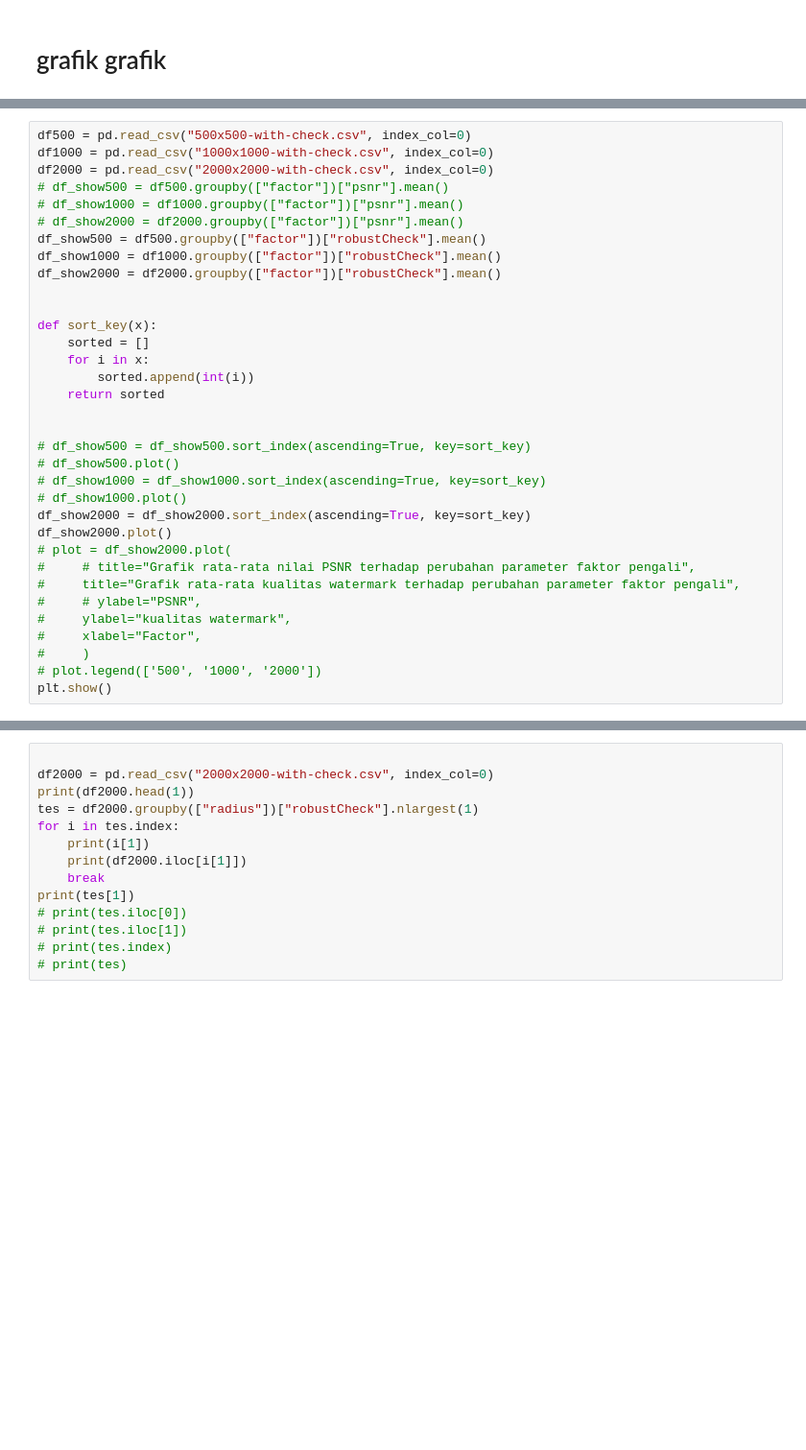
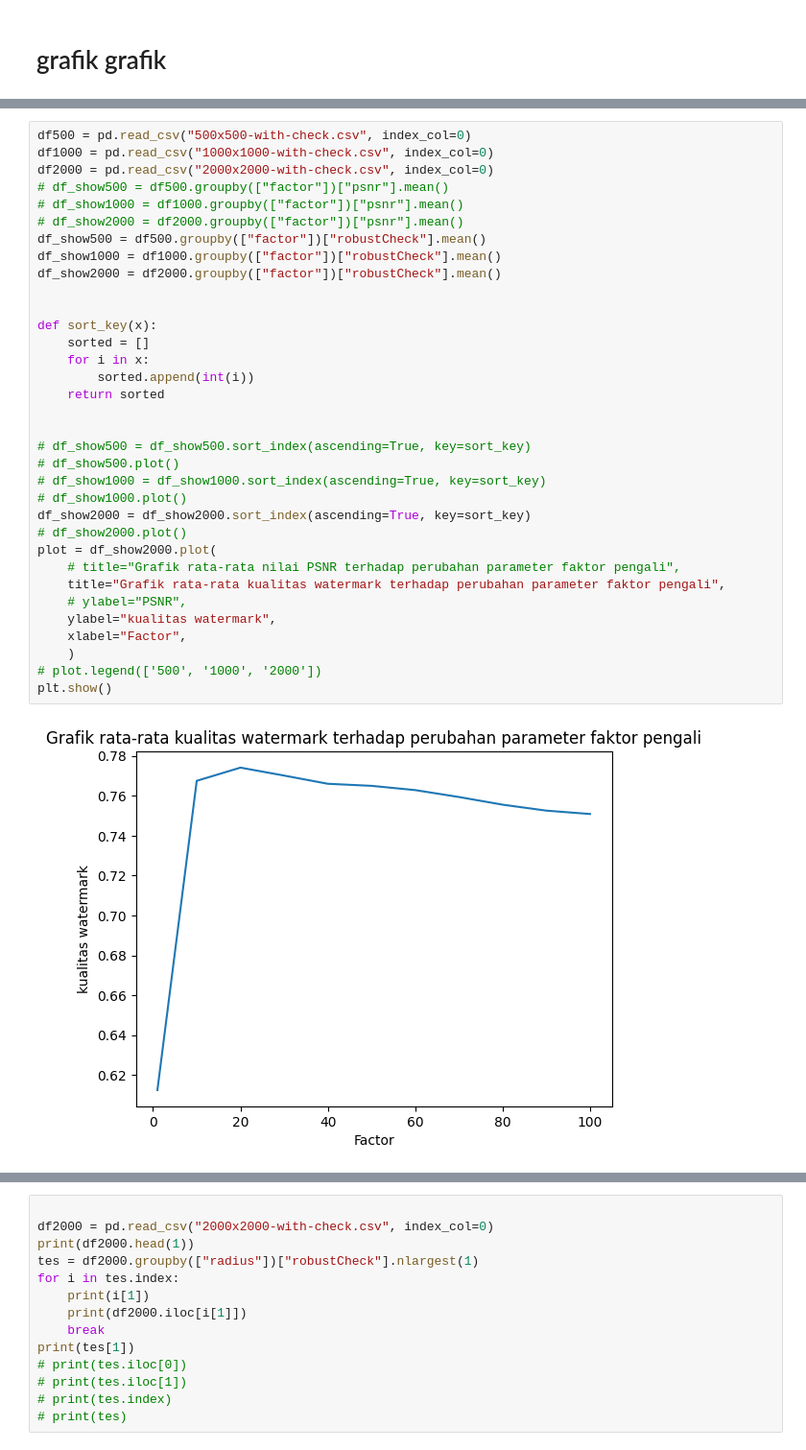
Before and after one commit to Emuajiz/tugas-akhir, a Jupyter notebook: main.ipynb, the cells around one changed output, grey strips where cells are left out. Shown: that part at 96% size. Saved outputs shown, nothing was run; the diff lists cells and outputs as text; blank space fills up the shorter version.

```diff
--- a/main.ipynb
+++ b/main.ipynb
@@ -773,37 +808,39 @@ plt.show()
 # %%
 df500 = pd.read_csv("500x500-with-check.csv", index_col=0)
 df1000 = pd.read_csv("1000x1000-with-check.csv", index_col=0)
 df2000 = pd.read_csv("2000x2000-with-check.csv", index_col=0)
 # df_show500 = df500.groupby(["factor"])["psnr"].mean()
 # df_show1000 = df1000.groupby(["factor"])["psnr"].mean()
 # df_show2000 = df2000.groupby(["factor"])["psnr"].mean()
 df_show500 = df500.groupby(["factor"])["robustCheck"].mean()
 df_show1000 = df1000.groupby(["factor"])["robustCheck"].mean()
 df_show2000 = df2000.groupby(["factor"])["robustCheck"].mean()
 
 
 def sort_key(x):
     sorted = []
     for i in x:
         sorted.append(int(i))
     return sorted
 
 
 # df_show500 = df_show500.sort_index(ascending=True, key=sort_key)
 # df_show500.plot()
 # df_show1000 = df_show1000.sort_index(ascending=True, key=sort_key)
 # df_show1000.plot()
 df_show2000 = df_show2000.sort_index(ascending=True, key=sort_key)
-df_show2000.plot()
-# plot = df_show2000.plot(
-#     # title="Grafik rata-rata nilai PSNR terhadap perubahan parameter faktor pengali",
-#     title="Grafik rata-rata kualitas watermark terhadap perubahan parameter faktor pengali",
-#     # ylabel="PSNR",
-#     ylabel="kualitas watermark",
-#     xlabel="Factor",
-#     )
+# df_show2000.plot()
+plot = df_show2000.plot(
+    # title="Grafik rata-rata nilai PSNR terhadap perubahan parameter faktor pengali",
+    title="Grafik rata-rata kualitas watermark terhadap perubahan parameter faktor pengali",
+    # ylabel="PSNR",
+    ylabel="kualitas watermark",
+    xlabel="Factor",
+    )
 # plot.legend(['500', '1000', '2000'])
 plt.show()
+# %% [output]
+[figure, added]
 # %%
 df500 = pd.read_csv("500x500-with-check.csv", index_col=0)
 df1000 = pd.read_csv("1000x1000-with-check.csv", index_col=0)
```
Also changed, not shown: parts of 8 cells of this notebook, 1 other file.
